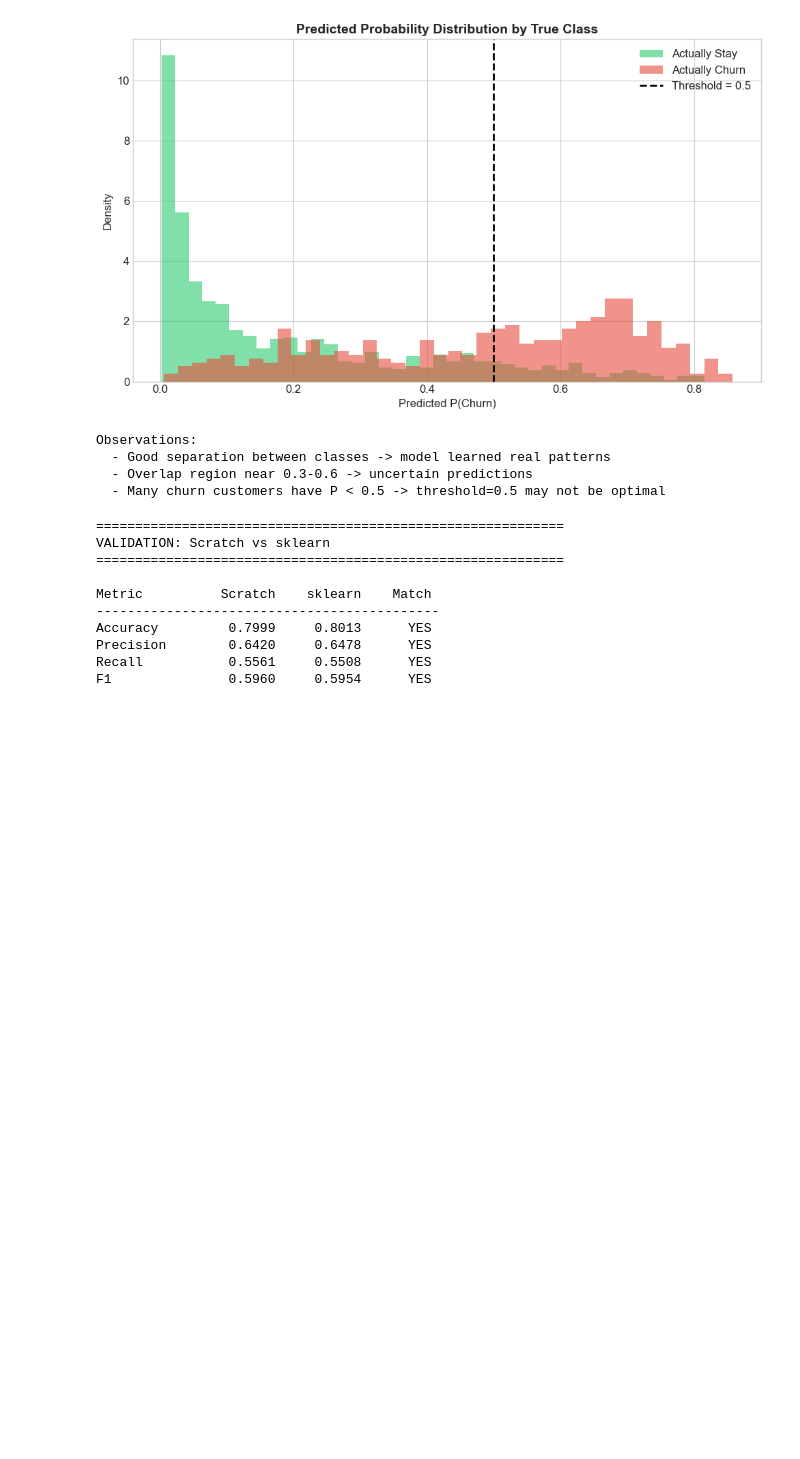
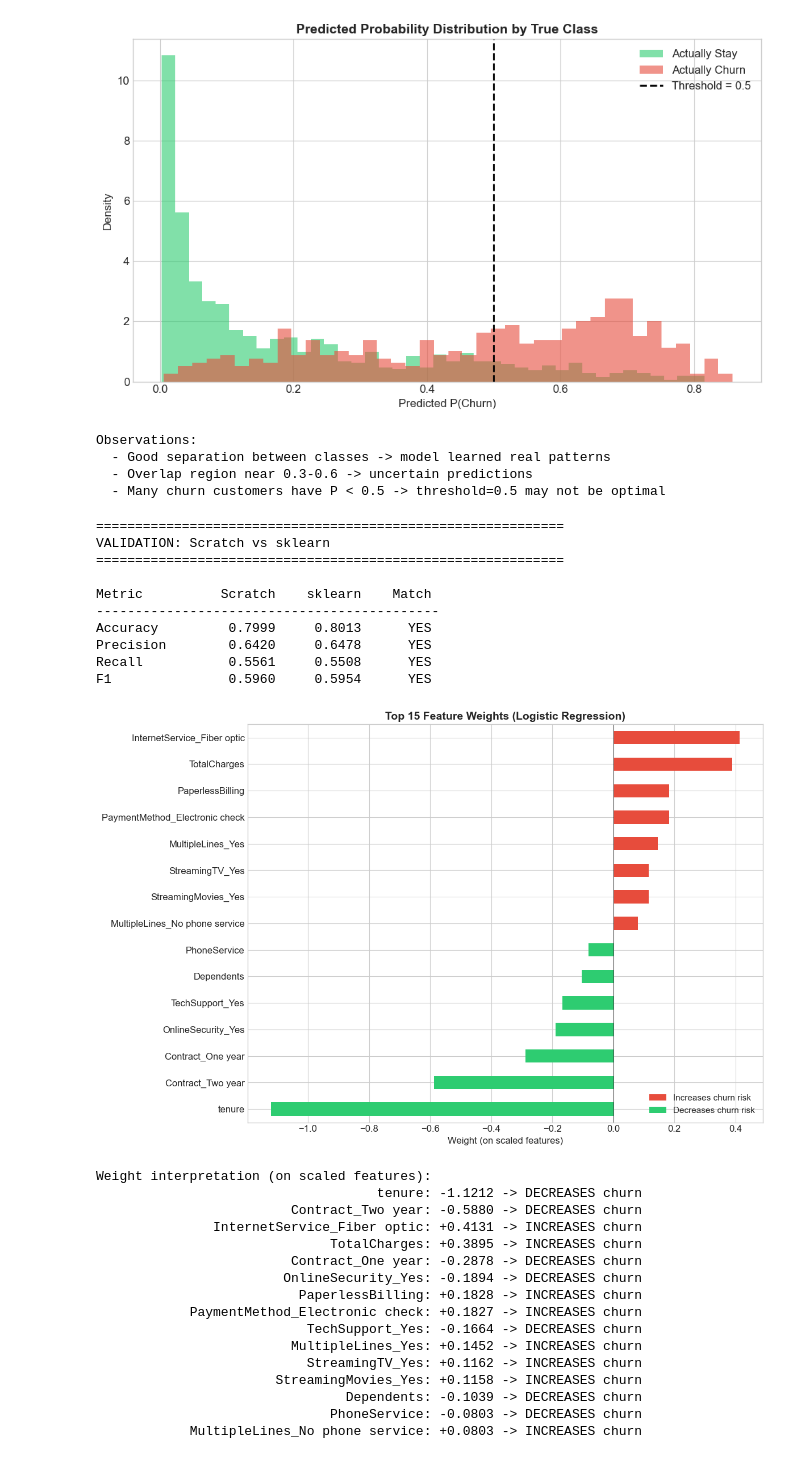
Before and after one commit to AlexKarari/logistic-regression, a Jupyter notebook: notebooks/logisitc_regression.ipynb, the cells around one changed output. Drawn from its saved outputs; the diff is of its cells as text; code cells hidden in the pictures; blank space fills up the shorter version.

Commit message:
Check feature importance.

```diff
--- a/notebooks/logisitc_regression.ipynb
+++ b/notebooks/logisitc_regression.ipynb
@@ -609,3 +609,49 @@ Accuracy         0.7999     0.8013      YES
 Precision        0.6420     0.6478      YES
 Recall           0.5561     0.5508      YES
 F1               0.5960     0.5954      YES
+# %%
+# Feature importance (weight magnitude on scaled features)
+fig, ax = plt.subplots(figsize=(12, 8))
+
+importance = pd.Series(model.weights, index=feature_cols)
+top_abs = importance.abs().nlargest(15)
+top_weights = importance[top_abs.index].sort_values()
+
+colors = ['#e74c3c' if w > 0 else '#2ecc71' for w in top_weights]
+top_weights.plot(kind='barh', ax=ax, color=colors)
+ax.set_title('Top 15 Feature Weights (Logistic Regression)', fontsize=14, fontweight='bold')
+ax.set_xlabel('Weight (on scaled features)')
+ax.axvline(x=0, color='black', linewidth=0.5)
+
+from matplotlib.patches import Patch
+legend_elements = [Patch(facecolor='#e74c3c', label='Increases churn risk'),
+                   Patch(facecolor='#2ecc71', label='Decreases churn risk')]
+ax.legend(handles=legend_elements, loc='lower right', fontsize=11)
+
+plt.tight_layout()
+plt.savefig('../visualisations/feature_importance.png', dpi=150, bbox_inches='tight')
+plt.show()
+
+print('Weight interpretation (on scaled features):')
+for feat in top_abs.index:
+    w = importance[feat]
+    direction = 'INCREASES churn' if w > 0 else 'DECREASES churn'
+    print(f'  {feat:>40s}: {w:+.4f} -> {direction}')
+# %% [output]
+[figure, added]
+Weight interpretation (on scaled features):
+                                    tenure: -1.1212 -> DECREASES churn
+                         Contract_Two year: -0.5880 -> DECREASES churn
+               InternetService_Fiber optic: +0.4131 -> INCREASES churn
+                              TotalCharges: +0.3895 -> INCREASES churn
+                         Contract_One year: -0.2878 -> DECREASES churn
+                        OnlineSecurity_Yes: -0.1894 -> DECREASES churn
+                          PaperlessBilling: +0.1828 -> INCREASES churn
+            PaymentMethod_Electronic check: +0.1827 -> INCREASES churn
+                           TechSupport_Yes: -0.1664 -> DECREASES churn
+                         MultipleLines_Yes: +0.1452 -> INCREASES churn
+                           StreamingTV_Yes: +0.1162 -> INCREASES churn
+                       StreamingMovies_Yes: +0.1158 -> INCREASES churn
+                                Dependents: -0.1039 -> DECREASES churn
+                              PhoneService: -0.0803 -> DECREASES churn
+            MultipleLines_No phone service: +0.0803 -> INCREASES churn
```
Also changed, not shown: 1 other file.
